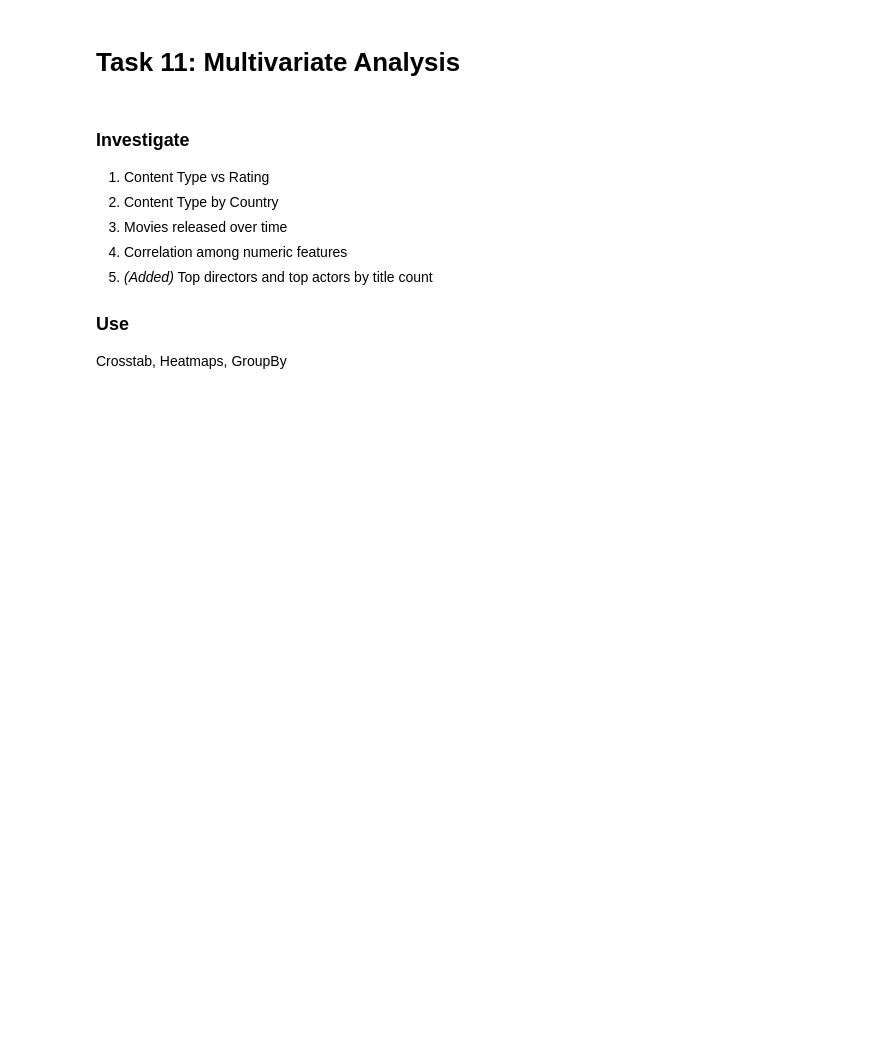
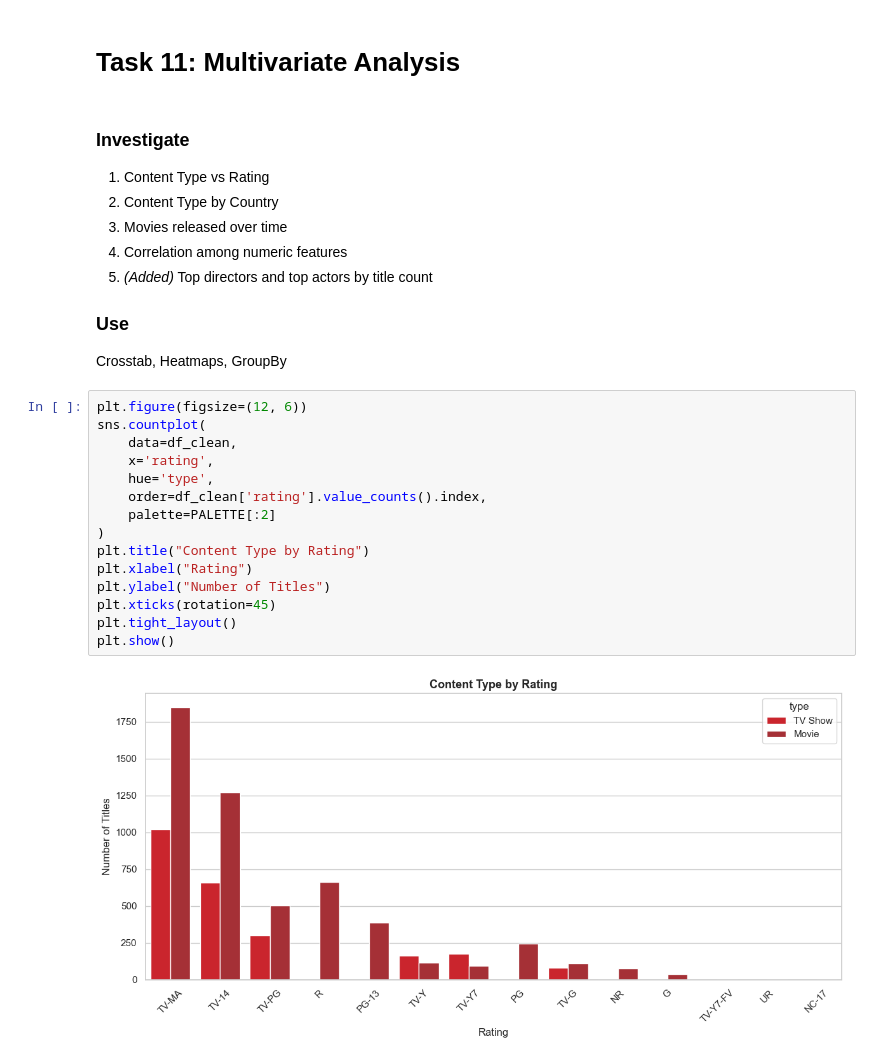
Before and after one commit to PragyaRana/DS_Training, a Jupyter notebook: Mini_Project_4.ipynb, the cells around one changed output. Cells and saved outputs as stored; diff of their text form; blank space fills up the shorter version.

```diff
--- a/Mini_Project_4.ipynb
+++ b/Mini_Project_4.ipynb
@@ -1147,3 +1147,20 @@ plt.show()
 
 ### Use
 Crosstab, Heatmaps, GroupBy
+# %%
+plt.figure(figsize=(12, 6))
+sns.countplot(
+    data=df_clean,
+    x='rating',
+    hue='type',
+    order=df_clean['rating'].value_counts().index,
+    palette=PALETTE[:2]
+)
+plt.title("Content Type by Rating")
+plt.xlabel("Rating")
+plt.ylabel("Number of Titles")
+plt.xticks(rotation=45)
+plt.tight_layout()
+plt.show()
+# %% [output]
+[figure, added]
```
Also changed, not shown: parts of 2 cells of this notebook.
